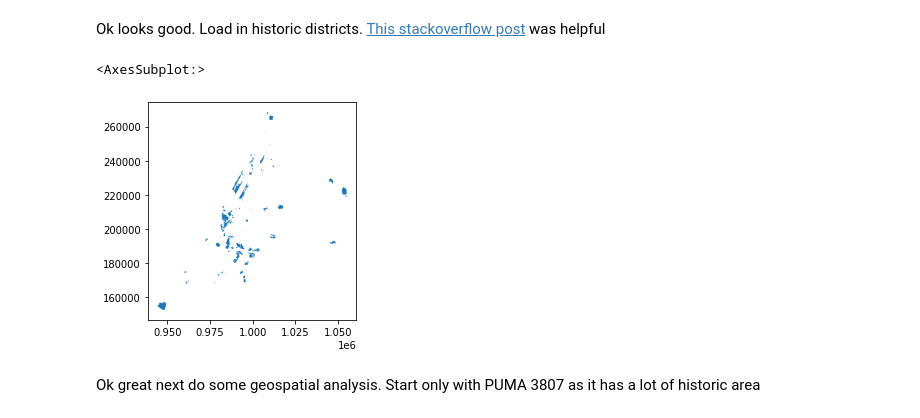
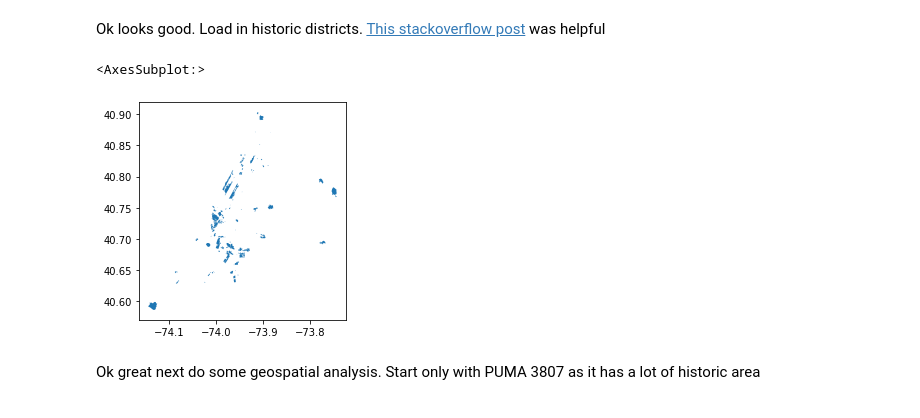
Before and after one commit to NYCPlanning/db-equitable-development-tool, a Jupyter notebook: notebooks/Area_within_Historic_District_Exploratory.ipynb, the cells around one changed output. Drawn from its saved outputs; the diff is of its cells as text; code cells hidden in the pictures.

Commit message:
Revert "added total area historic along with fraction area historic"
This reverts commit 3cd59ca2aca7c66902d0150333402951d5083b56.

accidentally merged

```diff
--- a/notebooks/Area_within_Historic_District_Exploratory.ipynb
+++ b/notebooks/Area_within_Historic_District_Exploratory.ipynb
@@ -41,17 +40,16 @@ Ok looks good. Load in historic districts. [This stackoverflow post](https://gis
 # %%
 from shapely import wkt
 # %%
-hd= gp.read_file('.library/lpc_historic_district_areas.csv')
+hd= gp.read_file('.library/lpc_historic_district_areas/20210712/lpc_historic_district_areas.csv')
 hd['the_geom'] = hd['the_geom'].apply(wkt.loads)
 hd.set_geometry(col='the_geom', inplace=True, crs='EPSG:4326')
 # %%
 hd= hd.explode(column='the_geom')
 hd.set_geometry('the_geom',inplace=True)
-hd = hd.to_crs('EPSG:2263')
 hd = hd.reset_index()
 hd.plot()
 # %% [output]
 <AxesSubplot:>
-[figure, old version]
+[figure, new version]
 # %% [markdown]
 Ok great next do some geospatial analysis. Start only with PUMA 3807 as it has a lot of historic area
```
Also changed, not shown: parts of 22 cells of this notebook, 1 other file.
